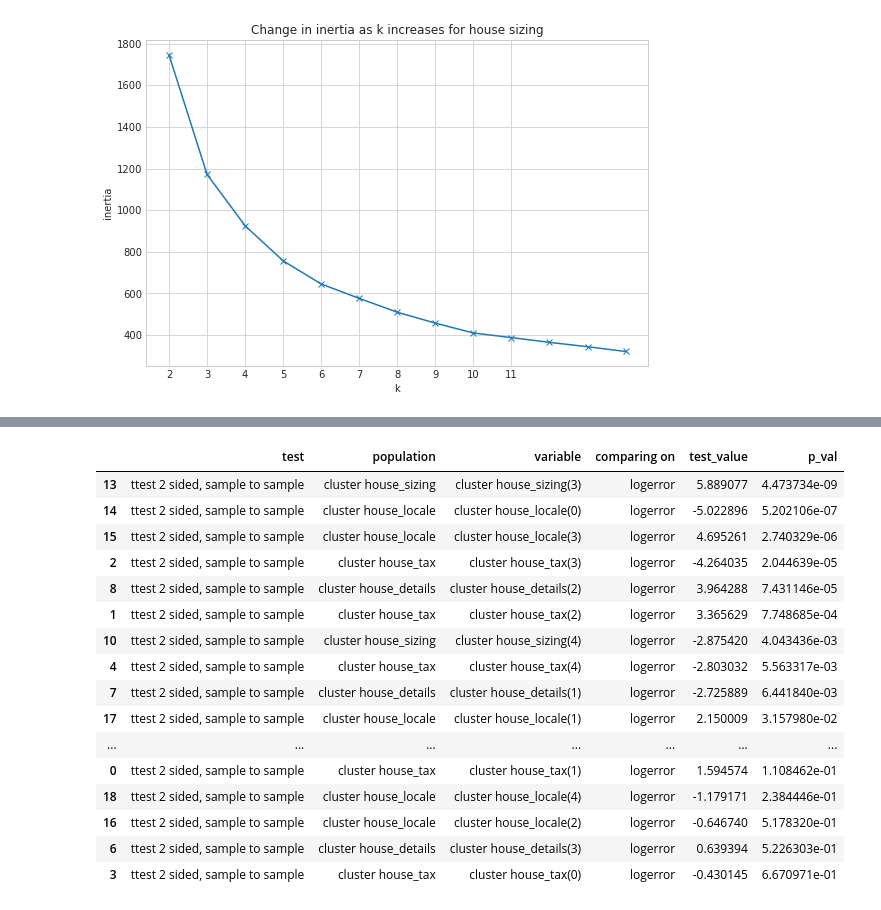
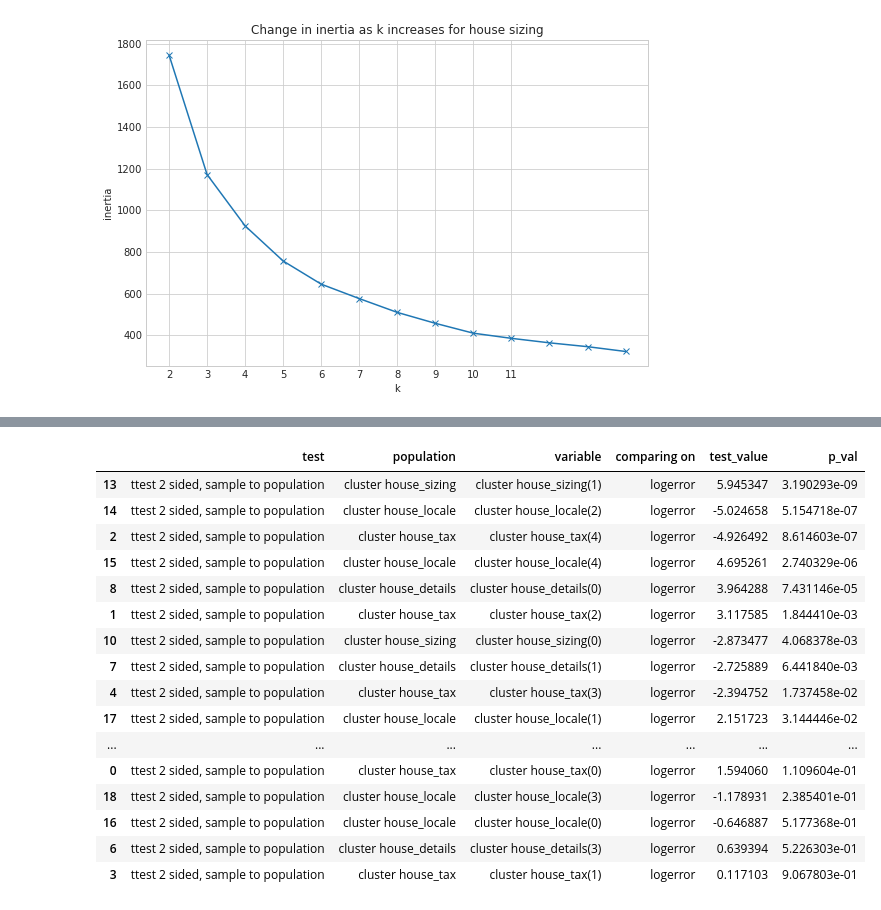
Before and after one commit to Shorter-Shenck/Zillow_Cluster_Regression, a Jupyter notebook: explore.ipynb, the cells around one changed output, grey strips where cells are left out. Saved outputs shown, nothing was run; the diff lists cells and outputs as text; code cells hidden in the pictures.

```diff
--- a/explore.ipynb
+++ b/explore.ipynb
@@ -681,39 +812,33 @@ X_scaled.groupby(["cluster"]).agg(["mean","min","max"])
 # %%
+cluster_test_results = pd.DataFrame(columns=['test', 'population', "variable", "comparing on", "test_value", "p_val"])
+for i in train.columns[train.columns.to_series().str.contains('cluster')].tolist():
+    population_name = f"{i}"
+    alpha = .05
+    for sample_name in train[population_name].unique():
 
-num="logerror"
-cat = f"cluster {list(dict_to_cluster)[3]}"
-alpha = .05
-
-for each in train[cat].unique():
-
-    population_name = cat
-    sample_name = each
-    target = target
-
-    t, p = stats.ttest_1samp( train[train[population_name] == sample_name][target], train[target].mean())
-
-    cluster_test_results.loc[len(cluster_test_results.index)] = ["ttest 2 sided, sample to sample",
-                                                            f"{cat}",
-                                                            f"{cat}({each})",
-                                                            num,
+        t, p = stats.ttest_1samp( train[train[population_name] == sample_name][target], train[target].mean())
+        cluster_test_results.loc[len(cluster_test_results.index)] = ["ttest 2 sided, sample to population",
+                                                            f"{population_name}",
+                                                            f"{population_name}({sample_name})",
+                                                            target,
                                                             t,
                                                             p]
 cluster_test_results.sort_values(by=["p_val"])
 # %% [output]
 |  | test | population | variable | comparing on | test_value | p_val |
-| 13 | ttest 2 sided, sample to sample | cluster house_sizing | cluster house_sizing(3) | logerror | 5.889077 | 4.473734e-09 |
-| 14 | ttest 2 sided, sample to sample | cluster house_locale | cluster house_locale(0) | logerror | -5.022896 | 5.202106e-07 |
-| 15 | ttest 2 sided, sample to sample | cluster house_locale | cluster house_locale(3) | logerror | 4.695261 | 2.740329e-06 |
-| 2 | ttest 2 sided, sample to sample | cluster house_tax | cluster house_tax(3) | logerror | -4.264035 | 2.044639e-05 |
-| 8 | ttest 2 sided, sample to sample | cluster house_details | cluster house_details(2) | logerror | 3.964288 | 7.431146e-05 |
-| 1 | ttest 2 sided, sample to sample | cluster house_tax | cluster house_tax(2) | logerror | 3.365629 | 7.748685e-04 |
-| 10 | ttest 2 sided, sample to sample | cluster house_sizing | cluster house_sizing(4) | logerror | -2.875420 | 4.043436e-03 |
-| 4 | ttest 2 sided, sample to sample | cluster house_tax | cluster house_tax(4) | logerror | -2.803032 | 5.563317e-03 |
-| 7 | ttest 2 sided, sample to sample | cluster house_details | cluster house_details(1) | logerror | -2.725889 | 6.441840e-03 |
-| 17 | ttest 2 sided, sample to sample | cluster house_locale | cluster house_locale(1) | logerror | 2.150009 | 3.157980e-02 |
+| 13 | ttest 2 sided, sample to population | cluster house_sizing | cluster house_sizing(1) | logerror | 5.945347 | 3.190293e-09 |
+| 14 | ttest 2 sided, sample to population | cluster house_locale | cluster house_locale(2) | logerror | -5.024658 | 5.154718e-07 |
+| 2 | ttest 2 sided, sample to population | cluster house_tax | cluster house_tax(4) | logerror | -4.926492 | 8.614603e-07 |
+| 15 | ttest 2 sided, sample to population | cluster house_locale | cluster house_locale(4) | logerror | 4.695261 | 2.740329e-06 |
+| 8 | ttest 2 sided, sample to population | cluster house_details | cluster house_details(0) | logerror | 3.964288 | 7.431146e-05 |
+| 1 | ttest 2 sided, sample to population | cluster house_tax | cluster house_tax(2) | logerror | 3.117585 | 1.844410e-03 |
+| 10 | ttest 2 sided, sample to population | cluster house_sizing | cluster house_sizing(0) | logerror | -2.873477 | 4.068378e-03 |
+| 7 | ttest 2 sided, sample to population | cluster house_details | cluster house_details(1) | logerror | -2.725889 | 6.441840e-03 |
+| 4 | ttest 2 sided, sample to population | cluster house_tax | cluster house_tax(3) | logerror | -2.394752 | 1.737458e-02 |
+| 17 | ttest 2 sided, sample to population | cluster house_locale | cluster house_locale(1) | logerror | 2.151723 | 3.144446e-02 |
 | ... | ... | ... | ... | ... | ... | ... |
-| 0 | ttest 2 sided, sample to sample | cluster house_tax | cluster house_tax(1) | logerror | 1.594574 | 1.108462e-01 |
-| 18 | ttest 2 sided, sample to sample | cluster house_locale | cluster house_locale(4) | logerror | -1.179171 | 2.384446e-01 |
-| 16 | ttest 2 sided, sample to sample | cluster house_locale | cluster house_locale(2) | logerror | -0.646740 | 5.178320e-01 |
-| 6 | ttest 2 sided, sample to sample | cluster house_details | cluster house_details(3) | logerror | 0.639394 | 5.226303e-01 |
-| 3 | ttest 2 sided, sample to sample | cluster house_tax | cluster house_tax(0) | logerror | -0.430145 | 6.670971e-01 |
+| 0 | ttest 2 sided, sample to population | cluster house_tax | cluster house_tax(0) | logerror | 1.594060 | 1.109604e-01 |
+| 18 | ttest 2 sided, sample to population | cluster house_locale | cluster house_locale(3) | logerror | -1.178931 | 2.385401e-01 |
+| 16 | ttest 2 sided, sample to population | cluster house_locale | cluster house_locale(0) | logerror | -0.646887 | 5.177368e-01 |
+| 6 | ttest 2 sided, sample to population | cluster house_details | cluster house_details(3) | logerror | 0.639394 | 5.226303e-01 |
+| 3 | ttest 2 sided, sample to population | cluster house_tax | cluster house_tax(1) | logerror | 0.117103 | 9.067803e-01 |
```
Also changed, not shown: parts of 24 cells of this notebook, 2 other files.
